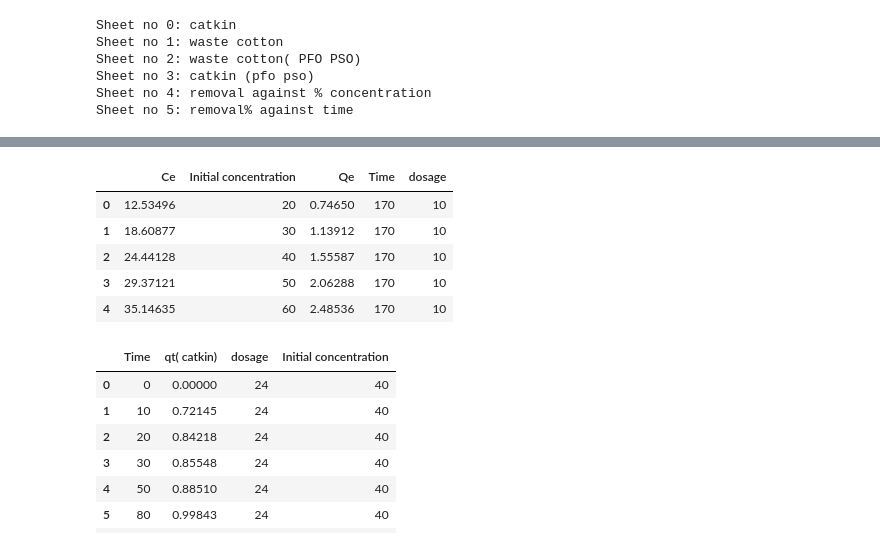
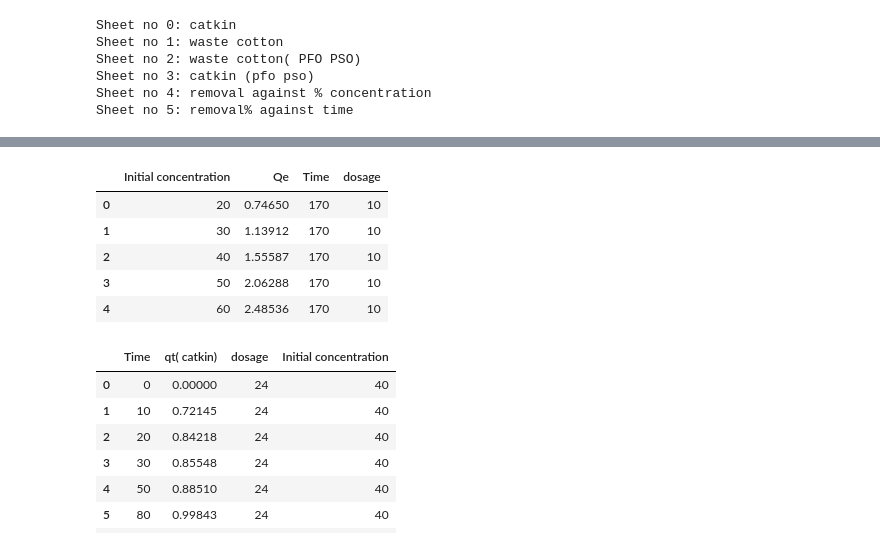
Before and after one commit to Tinonturja/Catkin_Biofilm_Adsorption, a Jupyter notebook: labaratory.ipynb, the cells around one changed output, grey strips where cells are left out. Drawn from its saved outputs; the diff is of its cells as text; code cells hidden in the pictures.

```diff
--- a/labaratory.ipynb
+++ b/labaratory.ipynb
@@ -900,16 +900,16 @@ About the Dataset:
 # %%
 catkin_isotherm_df = full_df['catkin']
 catkin_isotherm_df['Time'] = 170
 catkin_isotherm_df['dosage'] = 10
-catkin_isotherm_df.drop(columns = ['LN CE','LN QE', 'Co-Ce', 'Ce/Qe', 'removal percentage(catkin)', 'absorbance'], inplace = True)
+catkin_isotherm_df.drop(columns = ['LN CE','LN QE', 'Co-Ce', 'Ce/Qe', 'removal percentage(catkin)', 'absorbance','Ce'], inplace = True)
 catkin_isotherm_df
 # %% [output]
-|  | Ce | Initial concentration | Qe | Time | dosage |
-| 0 | 12.53496 | 20 | 0.74650 | 170 | 10 |
-| 1 | 18.60877 | 30 | 1.13912 | 170 | 10 |
-| 2 | 24.44128 | 40 | 1.55587 | 170 | 10 |
-| 3 | 29.37121 | 50 | 2.06288 | 170 | 10 |
-| 4 | 35.14635 | 60 | 2.48536 | 170 | 10 |
+|  | Initial concentration | Qe | Time | dosage |
+| 0 | 20 | 0.74650 | 170 | 10 |
+| 1 | 30 | 1.13912 | 170 | 10 |
+| 2 | 40 | 1.55587 | 170 | 10 |
+| 3 | 50 | 2.06288 | 170 | 10 |
+| 4 | 60 | 2.48536 | 170 | 10 |
 # %%
 catkin_kinetics_df = kinetics_df.copy()
 catkin_kinetics_df["dosage"] = 24
```
Also changed, not shown: parts of 8 cells of this notebook.
